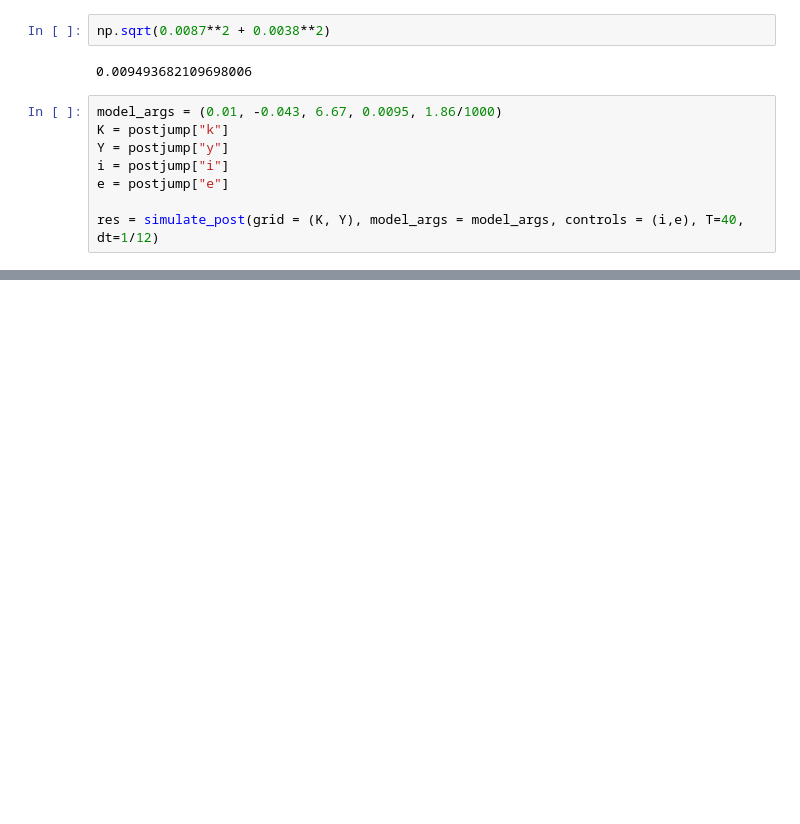
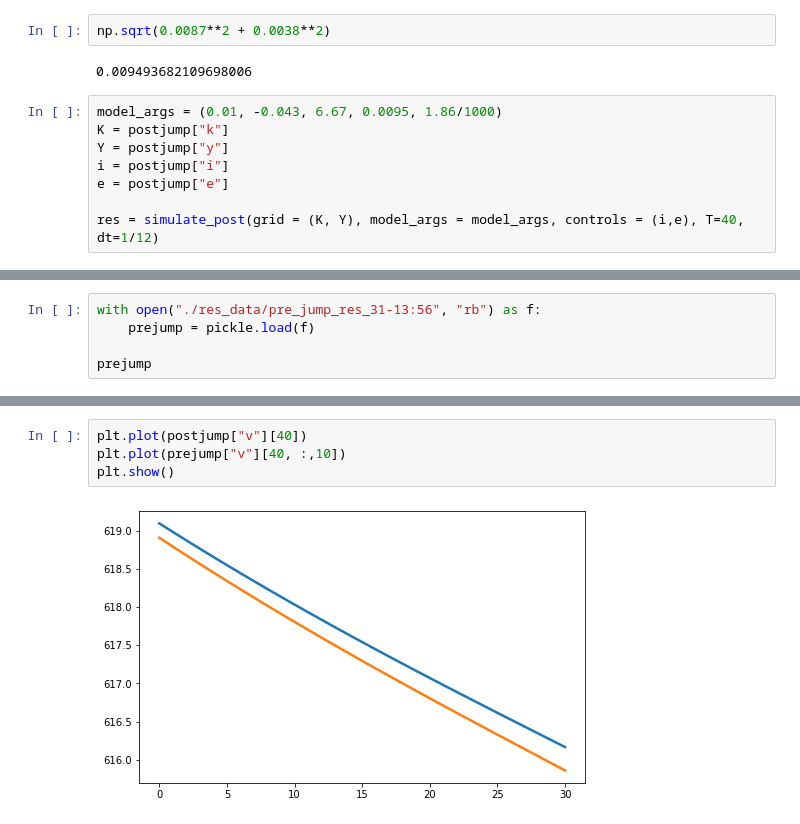
Before and after one commit to binchengecon/TwoCapital, a Jupyter notebook: abatement/Abatement.ipynb, the cells around one changed output, grey strips where cells are left out. Drawn from its saved outputs; the diff is of its cells as text; blank space fills up the shorter version.

```diff
--- a/abatement/Abatement.ipynb
+++ b/abatement/Abatement.ipynb
@@ -248,0 +357,5 @@ plt.plot(e[:,0])
+# %%
+with open("./res_data/pre_jump_res_31-13:56", "rb") as f:
+    prejump = pickle.load(f)
+
+prejump
@@ -248,0 +380,6 @@ plt.plot(e[:,0])
+# %%
+plt.plot(postjump["v"][40])
+plt.plot(prejump["v"][40, :,10])
+plt.show()
+# %% [output]
+[figure, added]
```
Also changed, not shown: parts of 13 cells of this notebook, 8 other files.
